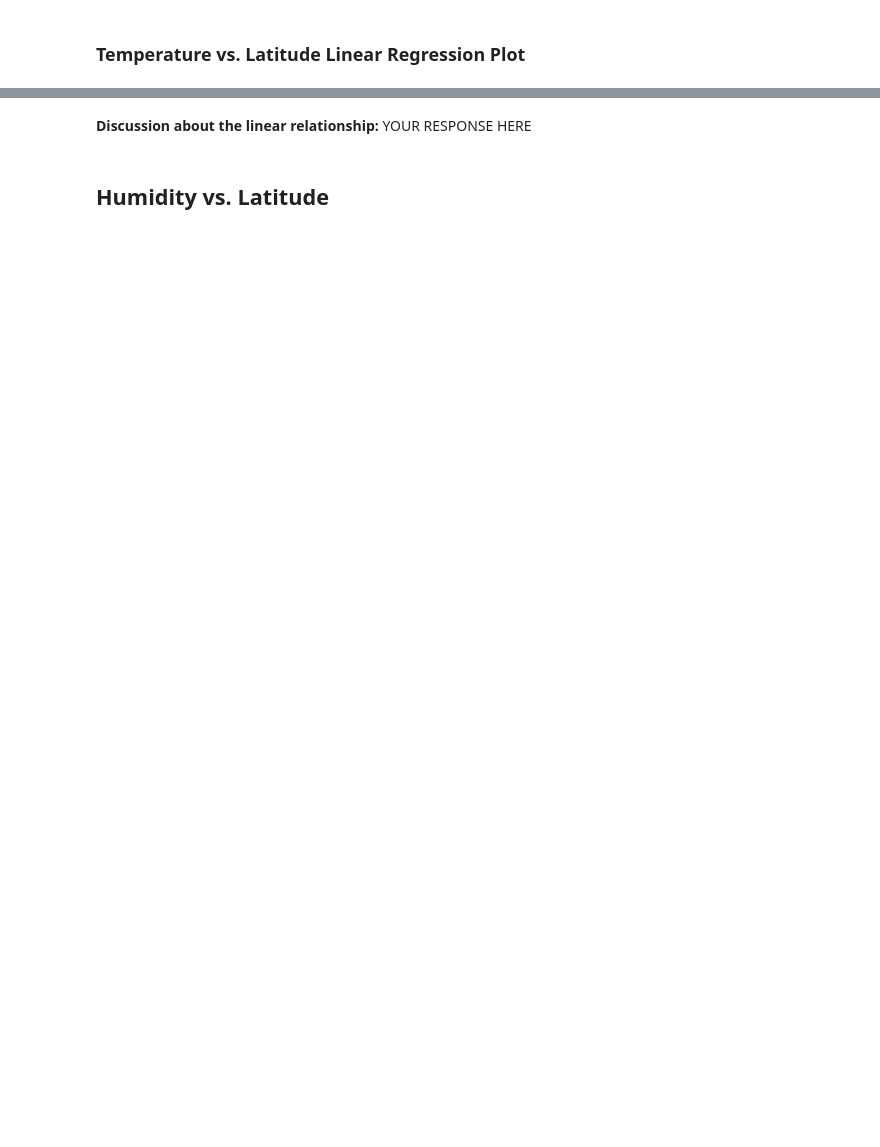
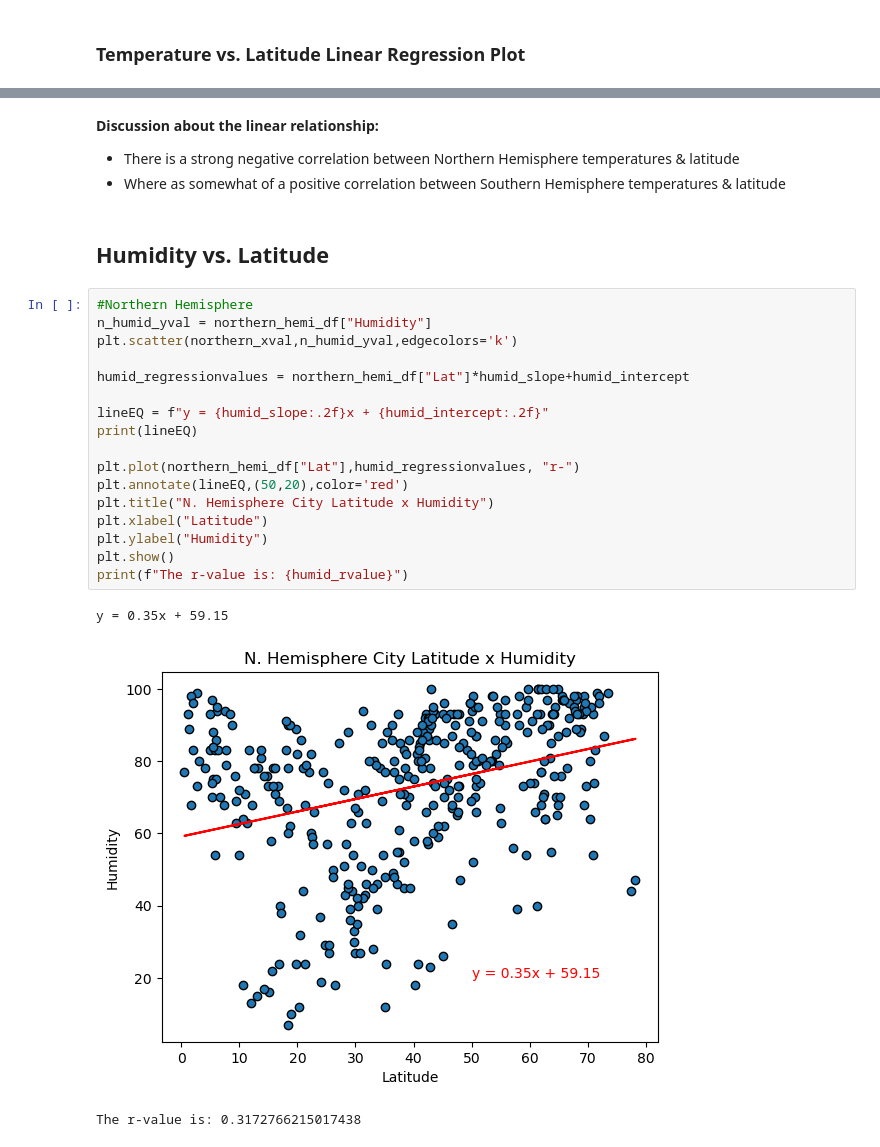
Before and after one commit to SolSolstice/APIs-Challenge, a Jupyter notebook: workfolder/WeatherPy.ipynb, the cells around one changed output, grey strips where cells are left out. Cells and saved outputs as stored; diff of their text form; blank space fills up the shorter version.

```diff
--- a/workfolder/WeatherPy.ipynb
+++ b/workfolder/WeatherPy.ipynb
@@ -443,4 +451,27 @@ The r-value is: 0.47142796748458926
 # %% [markdown]
-**Discussion about the linear relationship:** YOUR RESPONSE HERE
+**Discussion about the linear relationship:**
+* There is a strong negative correlation between Northern Hemisphere temperatures & latitude
+* Where as somewhat of a positive correlation between Southern Hemisphere temperatures & latitude
 # %% [markdown]
 ## Humidity vs. Latitude
+# %%
+#Northern Hemisphere
+n_humid_yval = northern_hemi_df["Humidity"]
+plt.scatter(northern_xval,n_humid_yval,edgecolors='k')
+
+humid_regressionvalues = northern_hemi_df["Lat"]*humid_slope+humid_intercept
+
+lineEQ = f"y = {humid_slope:.2f}x + {humid_intercept:.2f}"
+print(lineEQ)
+
+plt.plot(northern_hemi_df["Lat"],humid_regressionvalues, "r-")
+plt.annotate(lineEQ,(50,20),color='red')
+plt.title("N. Hemisphere City Latitude x Humidity")
+plt.xlabel("Latitude")
+plt.ylabel("Humidity")
+plt.show()
+print(f"The r-value is: {humid_rvalue}")
+# %% [output]
+y = 0.35x + 59.15
+[figure, added]
+The r-value is: 0.3172766215017438
```
Also changed, not shown: parts of 25 cells of this notebook, 5 other files.
